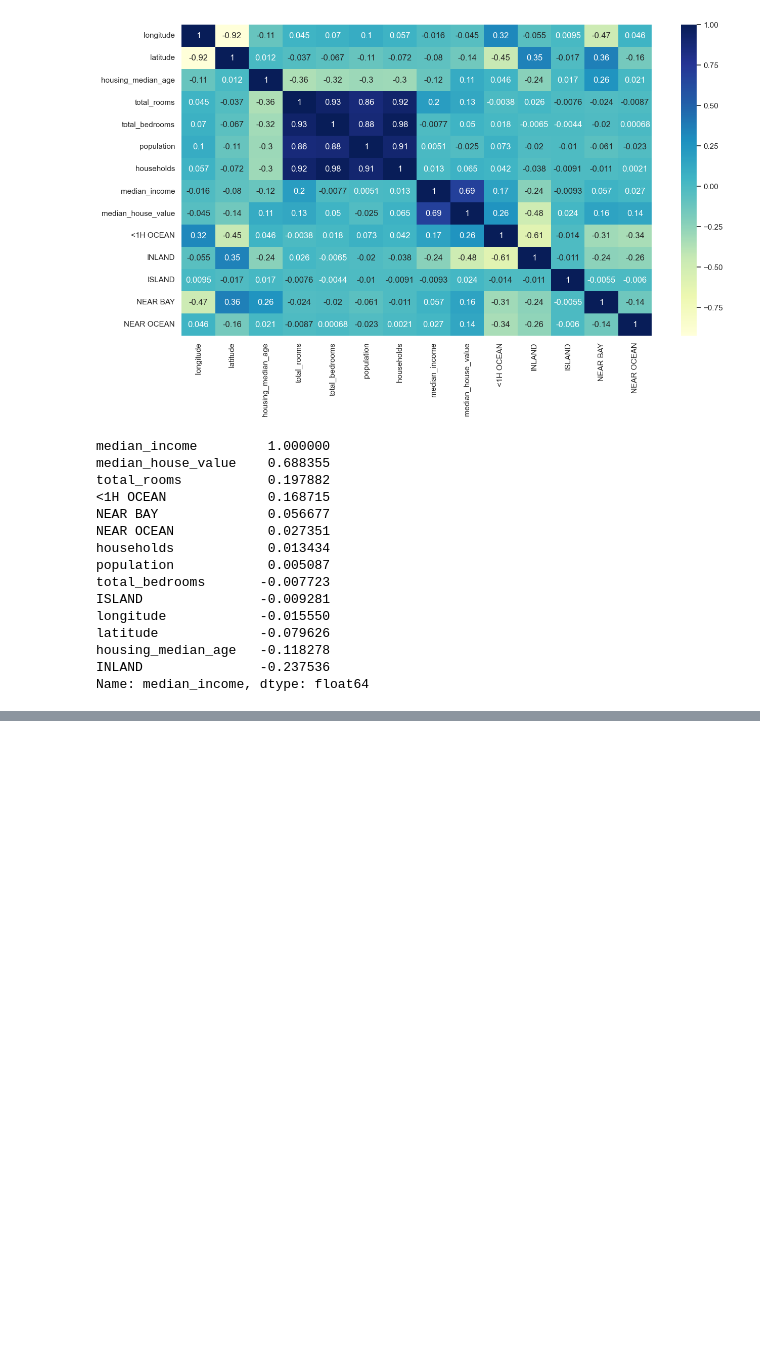
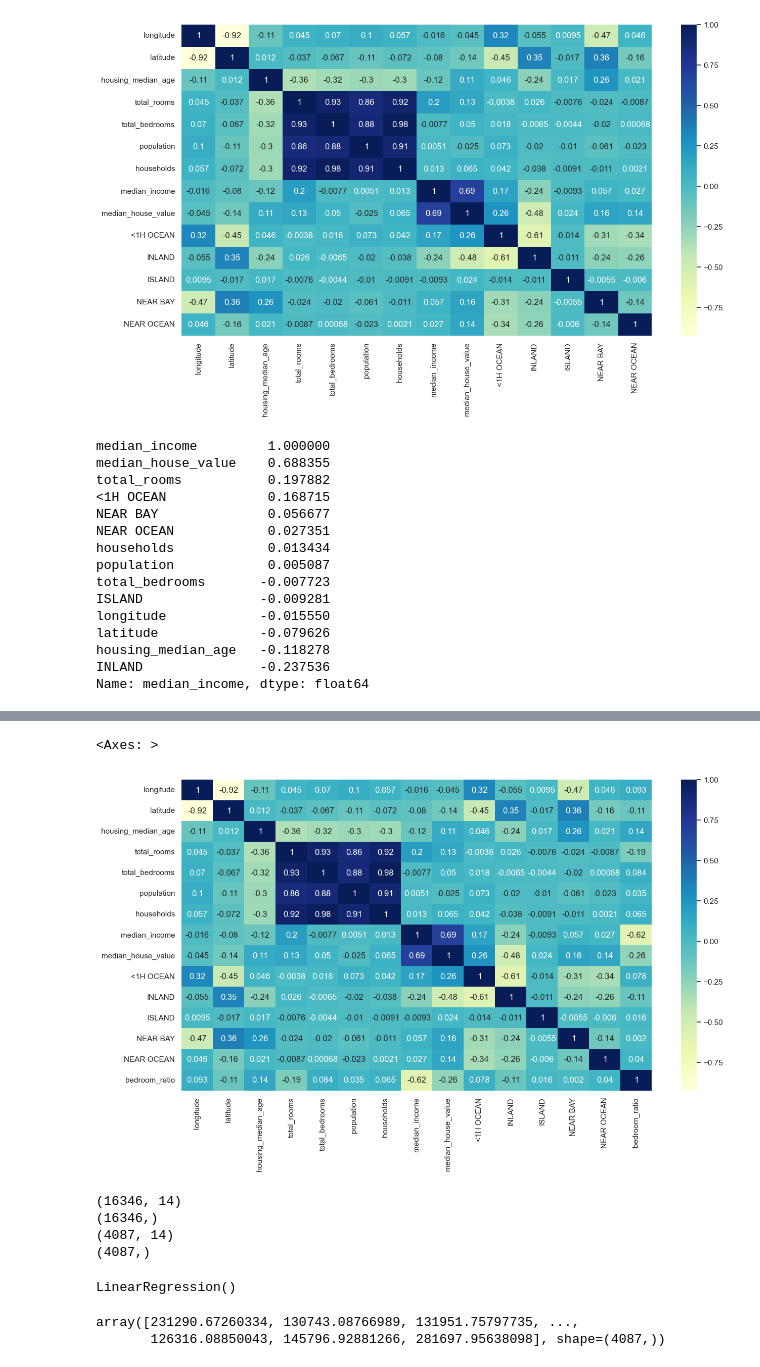
Before and after one commit to luisssSoto/IAAndMachineLearning, a Jupyter notebook: unit4/2.linealRegression/lineal_regression.ipynb, the cells around one changed output, grey strips where cells are left out. Saved outputs shown, nothing was run; the diff lists cells and outputs as text; code cells hidden in the pictures; blank space fills up the shorter version.

```diff
--- a/unit4/2.linealRegression/lineal_regression.ipynb
+++ b/unit4/2.linealRegression/lineal_regression.ipynb
@@ -262,0 +268,10 @@ Name: median_income, dtype: float64
+# %%
+clean_data["bedroom_ratio"] = clean_data["total_bedrooms"] / clean_data["total_rooms"]
+# %%
+seaborn.set_theme(rc={'figure.figsize': (15,8)})
+seaborn.heatmap(clean_data.corr(), annot=True, cmap='YlGnBu')
+# Note: there is a relation between "bedroom ratio" and "median_house_value":
+# The house costs more if there are less bedrooms and more rooms (entertainment rooms...)
+# %% [output]
+<Axes: >
+[figure, added]
@@ -262,0 +287,11 @@ Name: median_income, dtype: float64
+# %%
+# x has 14 columns, and y only one
+print(x_training.shape)
+print(y_training.shape)
+print(x_testing.shape)
+print(y_testing.shape)
+# %% [output]
+(16346, 14)
+(16346,)
+(4087, 14)
+(4087,)
@@ -262,0 +302,12 @@ Name: median_income, dtype: float64
+# %%
+# Training the previous model
+my_model.fit(x_training, y_training)
+# %% [output]
+LinearRegression()
+# %%
+# Testing the model
+predictions = my_model.predict(x_testing)
+predictions
+# %% [output]
+array([231290.67260334, 130743.08766989, 131951.75797735, ...,
+       126316.08850043, 145796.92881266, 281697.95638098], shape=(4087,))
```
Also changed, not shown: parts of 13 cells of this notebook.
